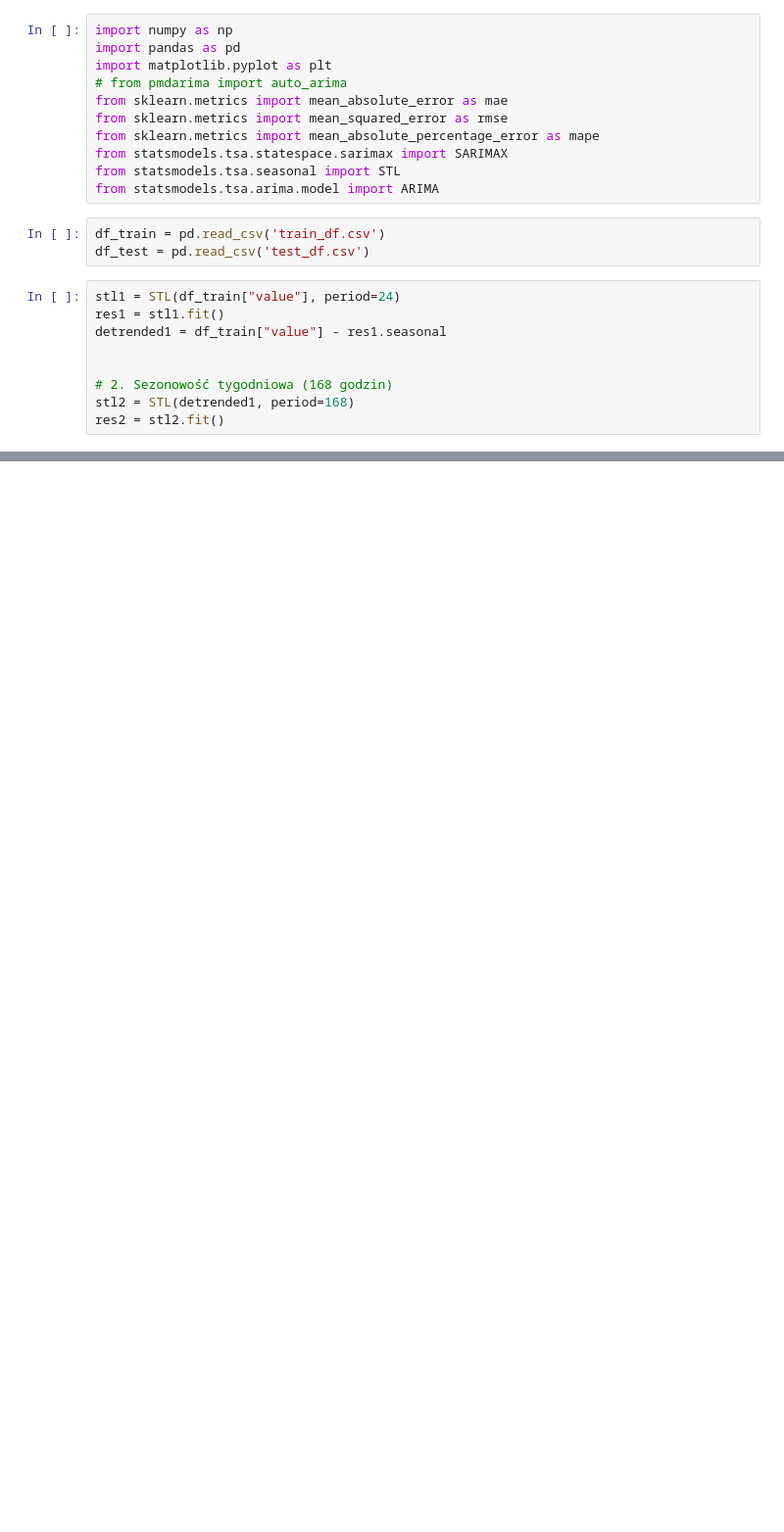
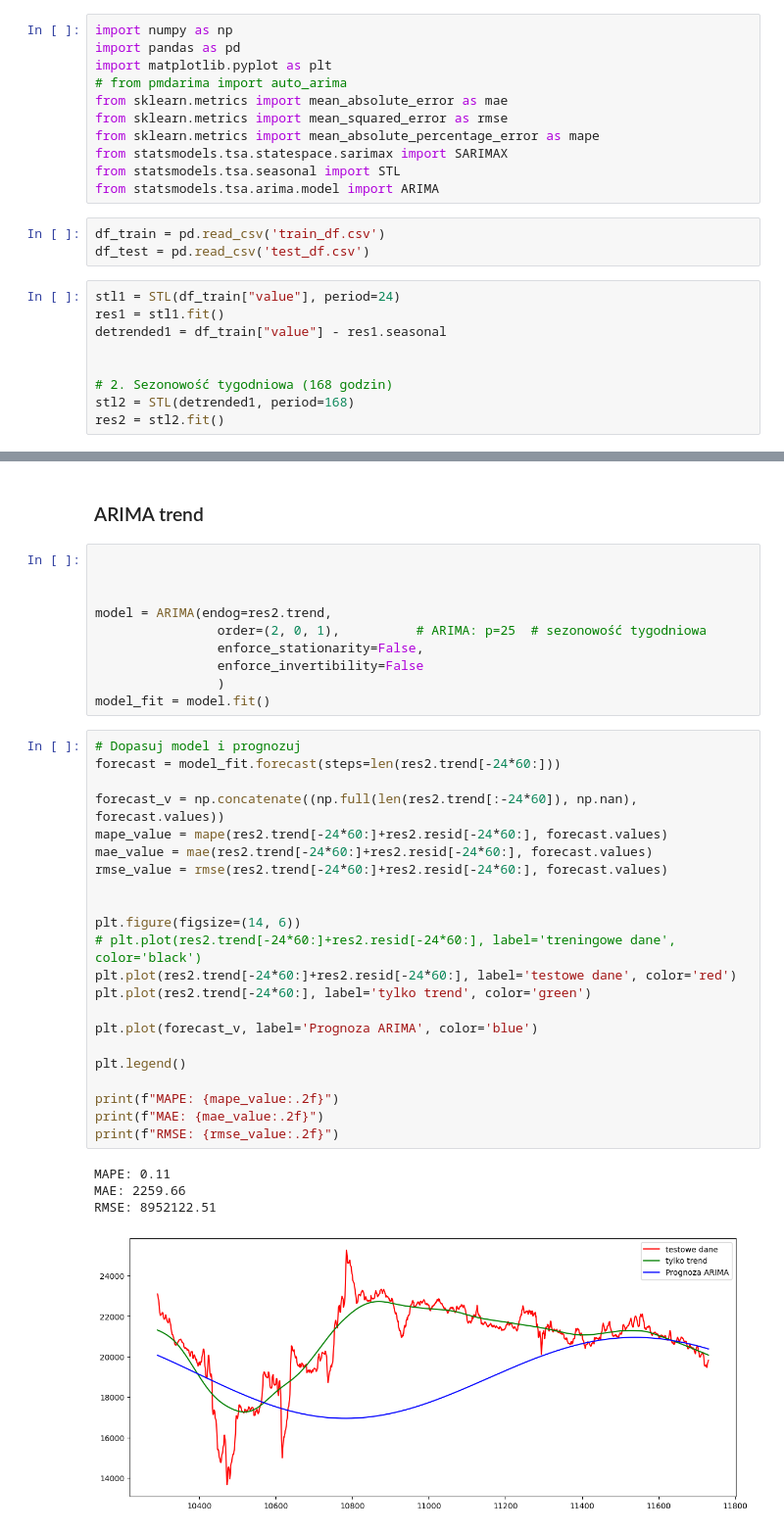
Before and after one commit to Makelek00/power_demand_forecast, a Jupyter notebook: ARIMA.ipynb, the cells around one changed output, grey strips where cells are left out. Shown at 98% size. Drawn from its saved outputs; the diff is of its cells as text; blank space fills up the shorter version.

```diff
--- a/ARIMA.ipynb
+++ b/ARIMA.ipynb
@@ -59,0 +64,39 @@ RMSE: 5430481.61
+# %% [markdown]
+### ARIMA trend
+# %%
+
+
+
+model = ARIMA(endog=res2.trend,
+                order=(2, 0, 1),          # ARIMA: p=25  # sezonowość tygodniowa
+                enforce_stationarity=False,
+                enforce_invertibility=False
+                )
+model_fit = model.fit()
+# %%
+# Dopasuj model i prognozuj
+forecast = model_fit.forecast(steps=len(res2.trend[-24*60:]))
+
+forecast_v = np.concatenate((np.full(len(res2.trend[:-24*60]), np.nan), forecast.values))
+mape_value = mape(res2.trend[-24*60:]+res2.resid[-24*60:], forecast.values)
+mae_value = mae(res2.trend[-24*60:]+res2.resid[-24*60:], forecast.values)
+rmse_value = rmse(res2.trend[-24*60:]+res2.resid[-24*60:], forecast.values)
+
+
+plt.figure(figsize=(14, 6))
+# plt.plot(res2.trend[-24*60:]+res2.resid[-24*60:], label='treningowe dane', color='black')
+plt.plot(res2.trend[-24*60:]+res2.resid[-24*60:], label='testowe dane', color='red')
+plt.plot(res2.trend[-24*60:], label='tylko trend', color='green')
+
+plt.plot(forecast_v, label='Prognoza ARIMA', color='blue')
+
+plt.legend()
+
+print(f"MAPE: {mape_value:.2f}")
+print(f"MAE: {mae_value:.2f}")
+print(f"RMSE: {rmse_value:.2f}")
+# %% [output]
+MAPE: 0.11
+MAE: 2259.66
+RMSE: 8952122.51
+[figure, added]
```
Also changed, not shown: parts of 6 cells of this notebook, 10 other files.
